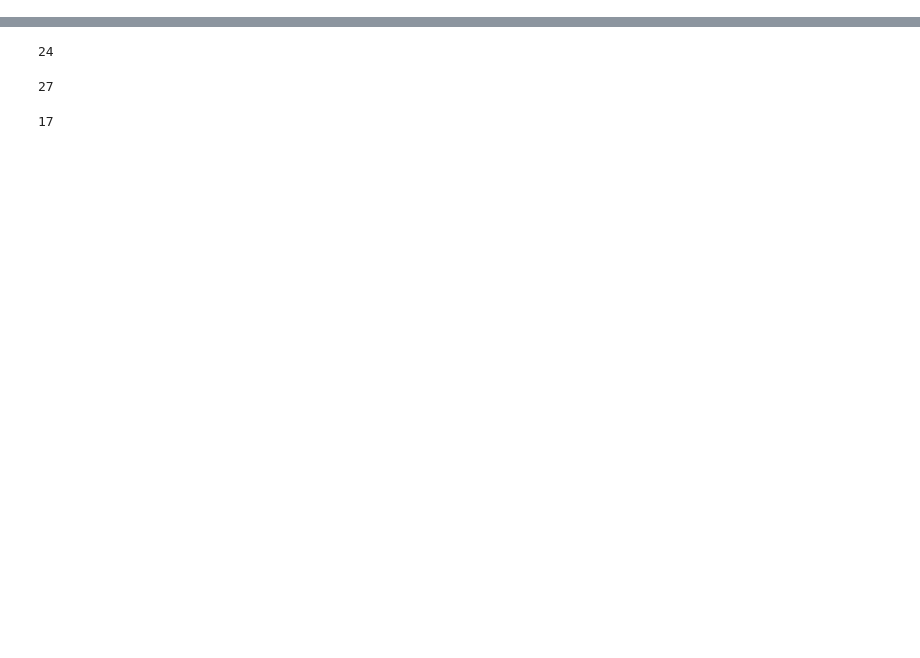
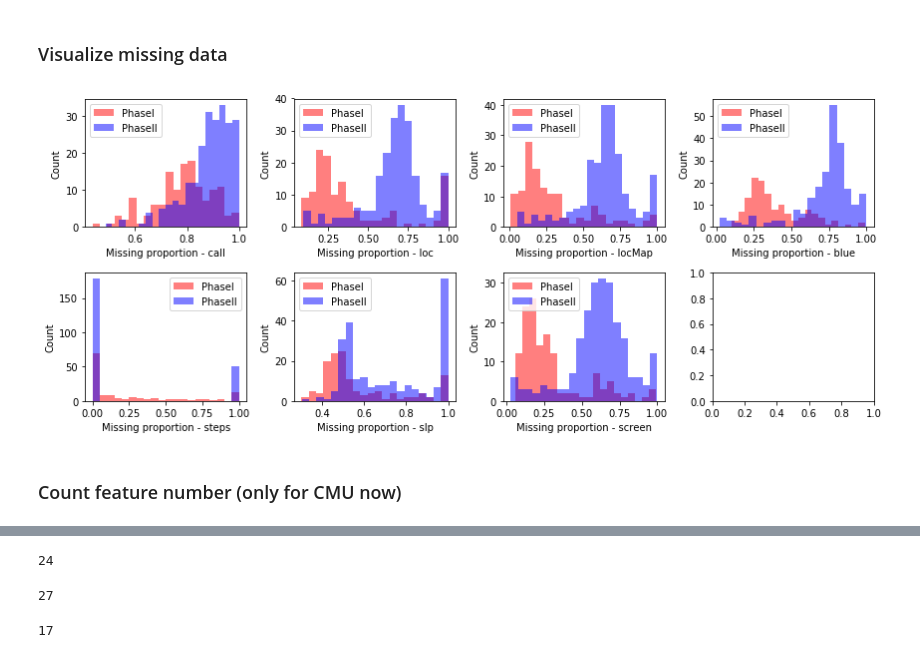
Before and after one commit to OrsonXu/LongitudinalGeneralizable, a Jupyter notebook: analysis/0-synthesize_raw_data.ipynb, the cells around one changed output, grey strips where cells are left out. Drawn from its saved outputs; the diff is of its cells as text; code cells hidden in the pictures; blank space fills up the shorter version.

```diff
--- a/analysis/0-synthesize_raw_data.ipynb
+++ b/analysis/0-synthesize_raw_data.ipynb
@@ -32,0 +91,15 @@ pid_counts.shape
+# %%
+cols = list(df_phaseI.columns)
+re_order_cols = cols[:3] + cols[-2:] + cols[3:-2]
+# %%
+df_phaseI = deepcopy(df_phaseI[re_order_cols])
+df_phaseII = deepcopy(df_phaseII[re_order_cols])
+# %%
+df_phaseI_grp = df_phaseI.groupby("PID")
+df_phaseII_grp = df_phaseII.groupby("PID")
+# %%
+df_phaseI_uw["phase"] = "I"
+df_phaseI_uw["wk"] = df_phaseI_uw["date"].apply(lambda x : "wkdy" if pd.to_datetime(x).weekday() + 1 < 6 else "wkend")
+cols = list(df_phaseI_uw.columns)
+re_order_cols = cols[:3] + cols[-2:] + cols[3:-2]
+df_phaseI_uw = deepcopy(df_phaseI_uw[re_order_cols])
@@ -33,3 +175,23 @@ pid_counts.shape
+# %% [markdown]
+### Visualize missing data
+# %%
+count = 0
+fig, axes = plt.subplots(ncols = 4, nrows = 2, figsize = (12,5))
+for sensor in feature_cols_sensor:
+    ax = axes[count // 4][count % 4]
+    ax.hist(list([missing_rate_phaseI[x][sensor] for x in missing_rate_phaseI]), alpha = 0.5, bins = 20, color = "red", label = "PhaseI")
+    ax.hist(list([missing_rate_phaseII[x][sensor] for x in missing_rate_phaseII]), alpha = 0.5, bins = 20, color = "blue", label = "PhaseII")
+    ax.legend()
+    ax.set_ylabel("Count")
+    ax.set_xlabel("Missing proportion - " + sensor)
+    count += 1
+plt.tight_layout()
+plt.show()
+# plt.savefig("missing_info.pdf")
+# %% [output]
+[figure, added]
+# %% [markdown]
+### Count feature number (only for CMU now)
 # %%
 df_phaseI_grp = df_phaseII.groupby("PID")
 cols = [
```
Also changed, not shown: parts of 64 cells of this notebook, 14 other files.
